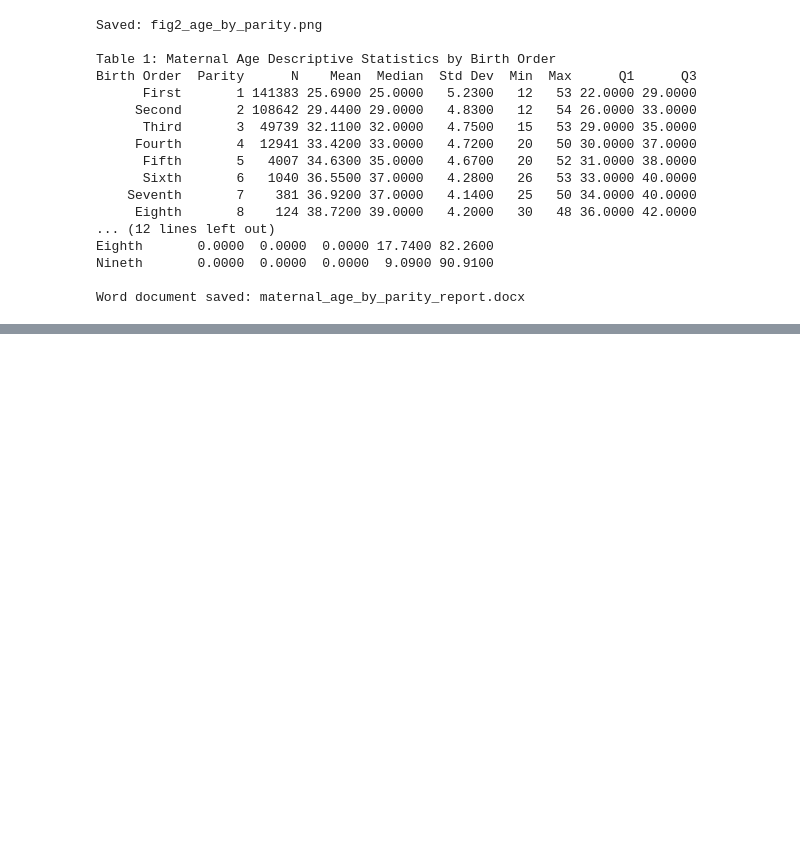
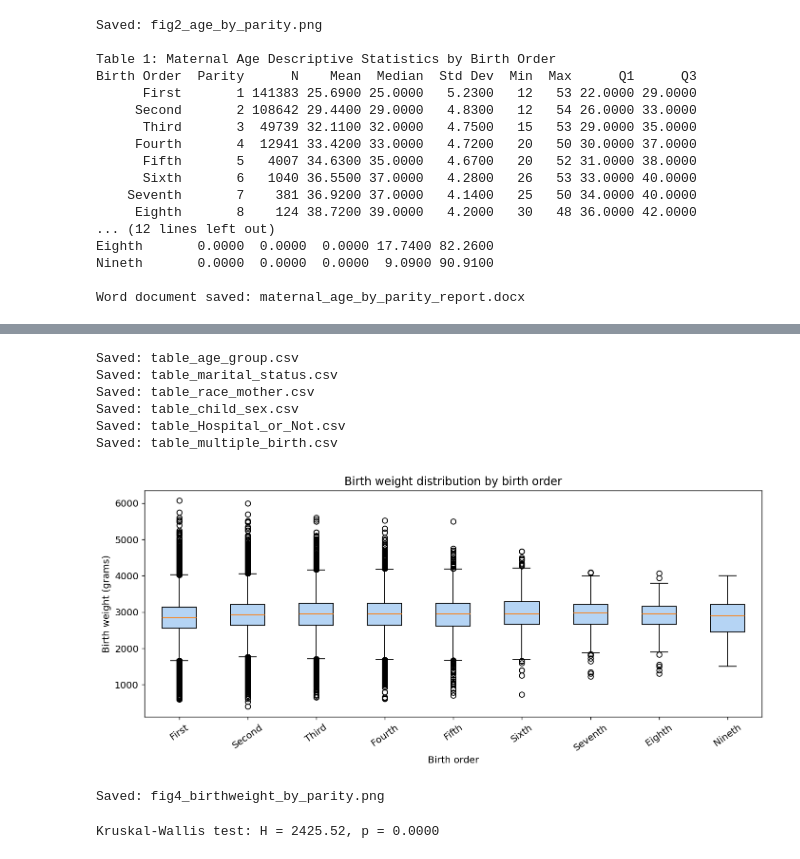
Before and after one commit to Dhanushkaprabhath2001/parity-patterns-sri-lanka, a Jupyter notebook: model_fitting/2010/models(2010).ipynb, the cells around one changed output, grey strips where cells are left out. Saved outputs shown, nothing was run; the diff lists cells and outputs as text; code cells hidden in the pictures; blank space fills up the shorter version.

```diff
--- a/model_fitting/2010/models(2010).ipynb
+++ b/model_fitting/2010/models(2010).ipynb
@@ -696,0 +697,73 @@ KeyError: 'place_of_delivery'
+# %%
+# Export each table to separate CSV files
+PLOT_VARS = [
+    ('age_group', 'Maternal age group'),
+    ('marital_status', 'Marital status'),
+    ('race_mother', 'Race of mother'),
+    ('child_sex', 'Child sex'),
+    ('Hospital or Not', 'Hospital or Not'),
+    ('multiple_birth', 'Multiple birth'),
+]
+
+for var, label in PLOT_VARS:
+    ct = pd.crosstab(df[var], df['parity_binary'], normalize='index') * 100
+    ct.columns = ['Later-born (%)', 'First-born (%)']
+    counts = pd.crosstab(df[var], df['parity_binary'])
+    ct['Total N'] = counts.sum(axis=1)
+    ct = ct.round(1)
+
+    # Save to CSV
+    filename = f"table_{var.replace(' ', '_')}.csv"
+    ct.to_csv(filename)
+    print(f"Saved: {filename}")
+# %% [output]
+Saved: table_age_group.csv
+Saved: table_marital_status.csv
+Saved: table_race_mother.csv
+Saved: table_child_sex.csv
+Saved: table_Hospital_or_Not.csv
+Saved: table_multiple_birth.csv
+# %%
+# 3.4  Birth weight by birth order — boxplot
+plt.figure(figsize=(11, 5))
+bw_data = [df[df['parity'] == p]['Birth_Weight(grams)'].dropna().values
+           for p in parity_order]
+bp2 = plt.boxplot(bw_data,
+                  labels=[ORDER_LABELS[p-1] for p in parity_order],
+                  patch_artist=True)
+for patch in bp2['boxes']:
+    patch.set_facecolor('#B5D4F4')
+plt.xlabel('Birth order')
+plt.ylabel('Birth weight (grams)')
+plt.title('Birth weight distribution by birth order')
+plt.xticks(rotation=35)
+plt.tight_layout()
+plt.savefig('fig4_birthweight_by_parity.png', dpi=150, bbox_inches='tight')
+plt.show()
+print('Saved: fig4_birthweight_by_parity.png')
+# %% [output]
+[figure, added]
+Saved: fig4_birthweight_by_parity.png
+# %%
+from scipy import stats
+
+# Kruskal-Wallis test (non-parametric alternative to ANOVA)
+bw_by_parity = [df[df['parity'] == p]['Birth_Weight(grams)'].dropna().values
+                for p in parity_order]
+h_stat, p_value = stats.kruskal(*bw_by_parity)
+
+print(f"Kruskal-Wallis test: H = {h_stat:.2f}, p = {p_value:.4f}")
+
+# Pairwise Mann-Whitney U tests with Bonferroni correction
+from scipy.stats import mannwhitneyu
+from statsmodels.stats.multitest import multipletests
+
+p_values = []
+for i in range(len(parity_order)):
+    for j in range(i+1, len(parity_order)):
+        _, p = mannwhitneyu(bw_by_parity[i], bw_by_parity[j])
+        p_values.append(p)
+
+rejected, p_corrected, _, _ = multipletests(p_values, method='bonferroni')
+# %% [output]
+Kruskal-Wallis test: H = 2425.52, p = 0.0000
```
Also changed, not shown: parts of 34 cells of this notebook.
